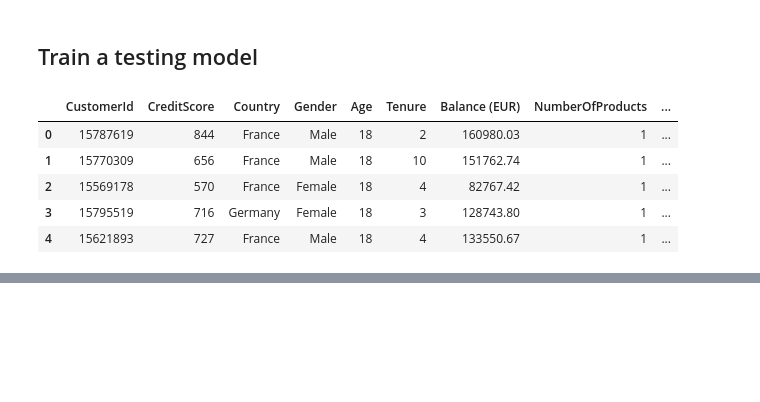
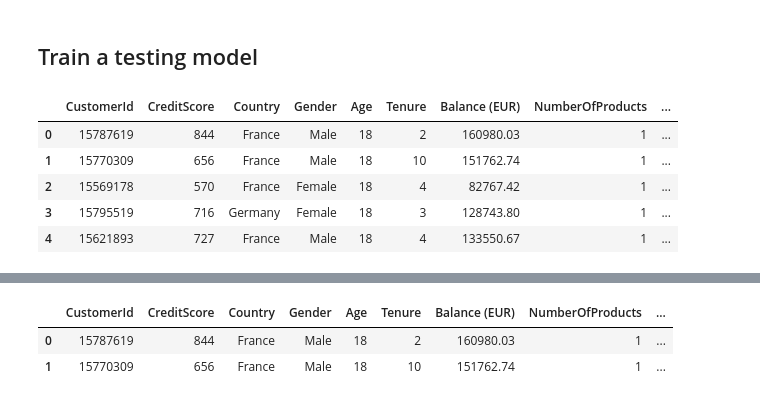
Before and after one commit to 5uperpalo/churnpred, a Jupyter notebook: docs/sources/notebooks/04_model_training_pipeline.ipynb, the cells around one changed output, grey strips where cells are left out. Cells and saved outputs as stored; diff of their text form; code cells hidden in the pictures; blank space fills up the shorter version.

```diff
--- a/docs/sources/notebooks/04_model_training_pipeline.ipynb
+++ b/docs/sources/notebooks/04_model_training_pipeline.ipynb
@@ -192,0 +271,6 @@ pprint(trainer.compute_metrics(df_test, with_dynamic_binary_threshold=True))
+# %%
+df_pd.iloc[:2]
+# %% [output]
+|  | CustomerId | CreditScore | Country | Gender | Age | Tenure | Balance (EUR) | NumberOfProducts | ... |
+| 0 | 15787619 | 844 | France | Male | 18 | 2 | 160980.03 | 1 | ... |
+| 1 | 15770309 | 656 | France | Male | 18 | 10 | 151762.74 | 1 | ... |
```
Also changed, not shown: parts of 26 cells of this notebook, 21 other files.
